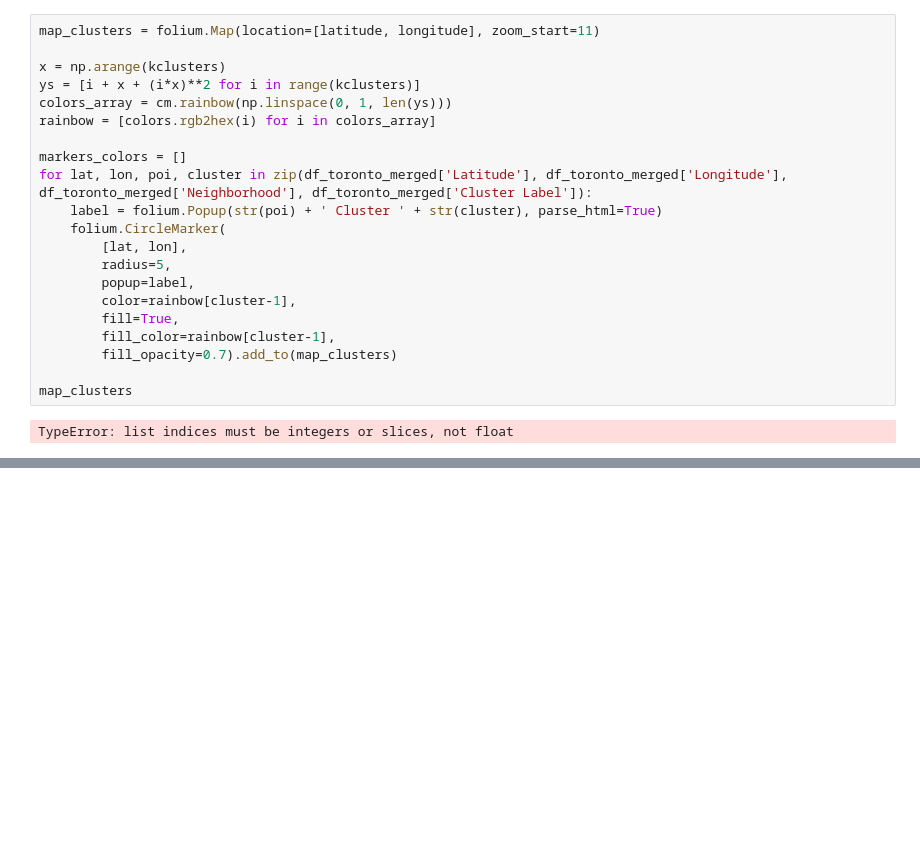
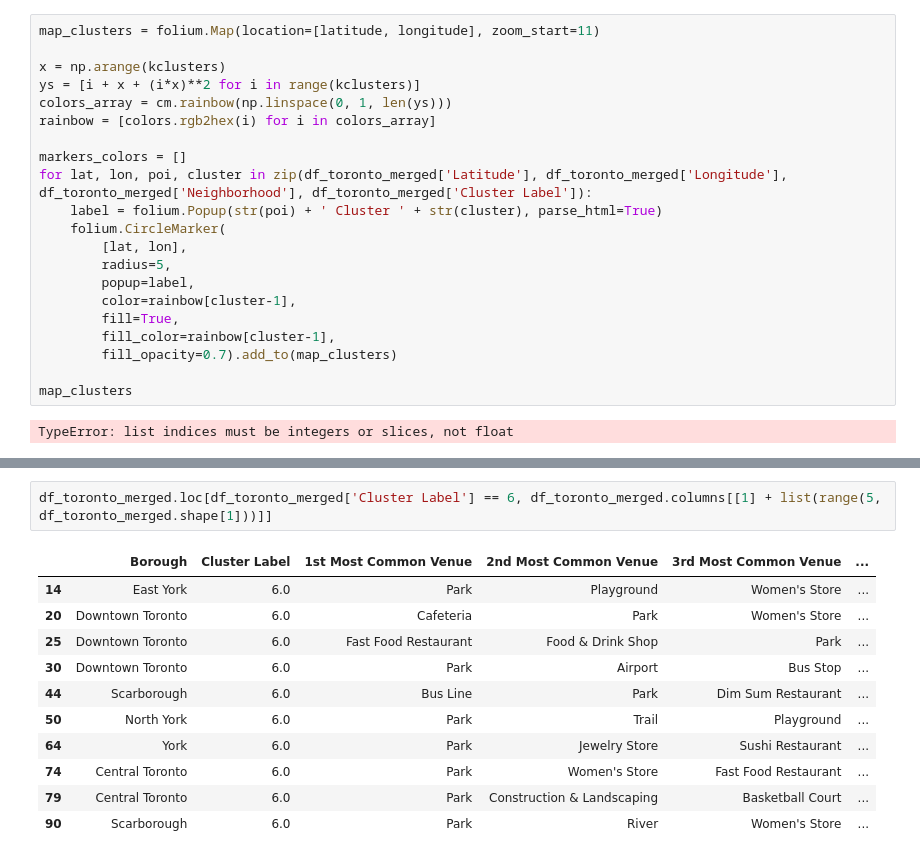
Before and after one commit to gastonslup/Coursera_Capstone, a Jupyter notebook: Gaston Slupski - Capstone - week 2.ipynb, the cells around one changed output, grey strips where cells are left out. Cells and saved outputs as stored; diff of their text form; blank space fills up the shorter version.

```diff
--- a/Gaston Slupski - Capstone - week 2.ipynb
+++ b/Gaston Slupski - Capstone - week 2.ipynb
@@ -417,0 +463,14 @@ df_toronto_merged.loc[df_toronto_merged['Cluster Labels'] == 4, df_toronto_merge
+# %%
+df_toronto_merged.loc[df_toronto_merged['Cluster Label'] == 6, df_toronto_merged.columns[[1] + list(range(5, df_toronto_merged.shape[1]))]]
+# %% [output]
+|  | Borough | Cluster Label | 1st Most Common Venue | 2nd Most Common Venue | 3rd Most Common Venue | ... |
+| 14 | East York | 6.0 | Park | Playground | Women's Store | ... |
+| 20 | Downtown Toronto | 6.0 | Cafeteria | Park | Women's Store | ... |
+| 25 | Downtown Toronto | 6.0 | Fast Food Restaurant | Food & Drink Shop | Park | ... |
+| 30 | Downtown Toronto | 6.0 | Park | Airport | Bus Stop | ... |
+| 44 | Scarborough | 6.0 | Bus Line | Park | Dim Sum Restaurant | ... |
+| 50 | North York | 6.0 | Park | Trail | Playground | ... |
+| 64 | York | 6.0 | Park | Jewelry Store | Sushi Restaurant | ... |
+| 74 | Central Toronto | 6.0 | Park | Women's Store | Fast Food Restaurant | ... |
+| 79 | Central Toronto | 6.0 | Park | Construction & Landscaping | Basketball Court | ... |
+| 90 | Scarborough | 6.0 | Park | River | Women's Store | ... |
```
Also changed, not shown: parts of 20 cells of this notebook.
